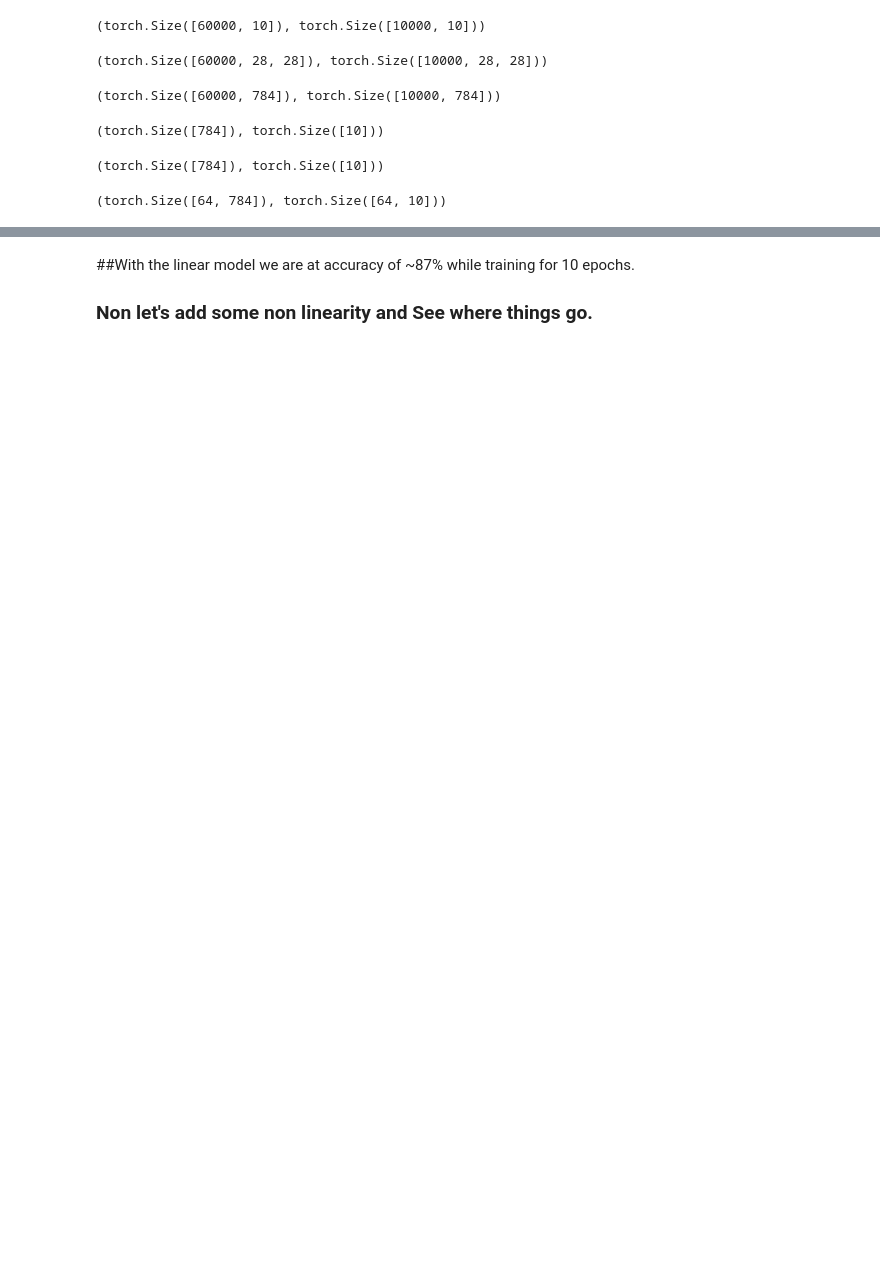
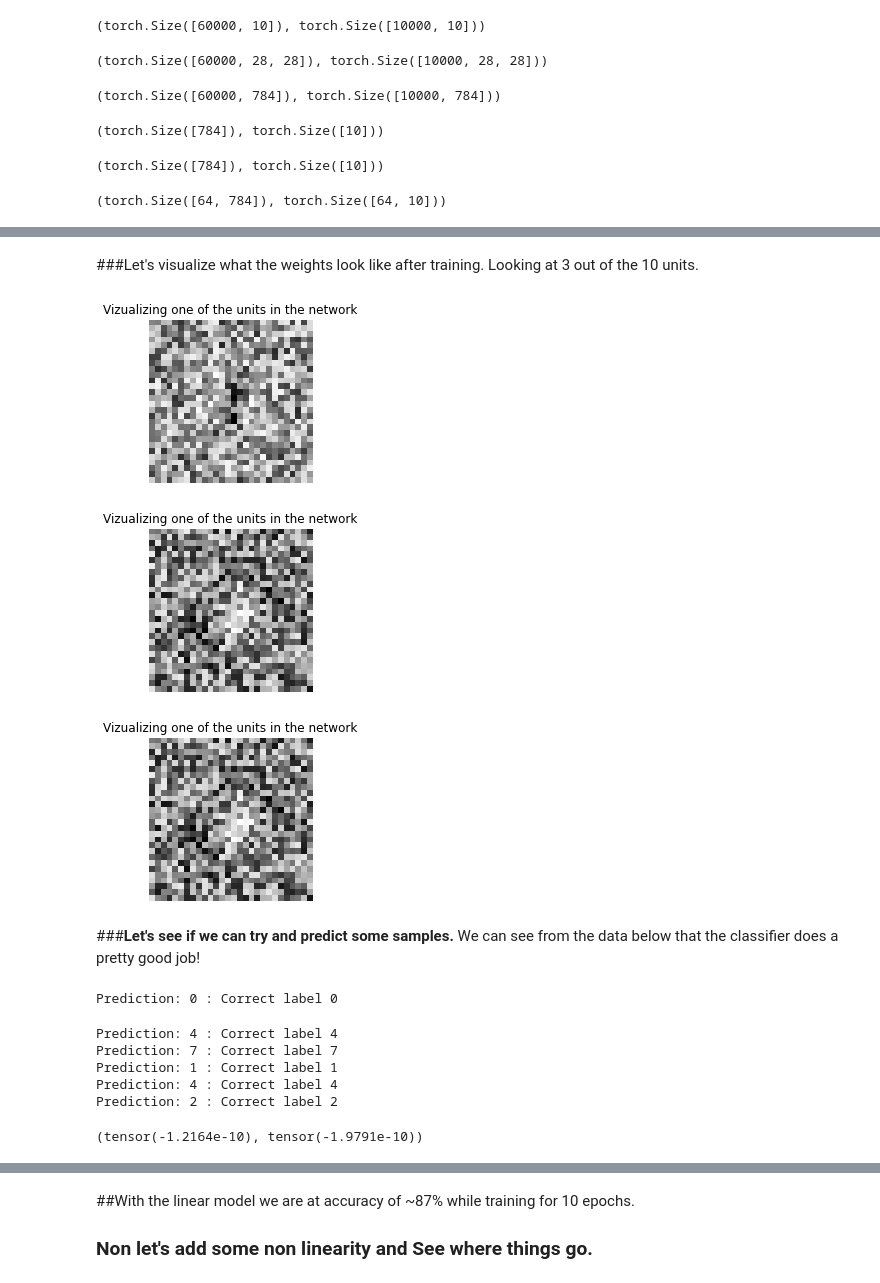
Before and after one commit to ishandahal/Fun_Projects, a Jupyter notebook: Mnist_full_digit_classification.ipynb, the cells around one changed output, grey strips where cells are left out. Drawn from its saved outputs; the diff is of its cells as text; code cells hidden in the pictures; blank space fills up the shorter version.

```diff
--- a/Mnist_full_digit_classification.ipynb
+++ b/Mnist_full_digit_classification.ipynb
@@ -283,0 +290,36 @@ for _ in range(40):
+# %% [markdown]
+###Let's visualize what the weights look like after training.
+Looking at 3 out of the 10 units.
+# %%
+img_weight0 = weights[:,0].view(28,-1)
+img_weight1 = weights[:,1].view(28,-1)
+img_weight2 = weights[:,2].view(28,-1)
+
+show_image(img_weight1, figsize=(3,3), title='Vizualizing one of the units in the network');
+show_image(img_weight0, figsize=(3,3), title='Vizualizing one of the units in the network');
+show_image(img_weight0, figsize=(3,3), title='Vizualizing one of the units in the network');
+# %% [output]
+[figure, added]
+[figure, added]
+[figure, added]
+# %% [markdown]
+###**Let's see if we can try and predict some samples.**
+We can see from the data below that the classifier does a pretty good job!
+# %%
+###
+image, label = dset_test[0]
+prediction = predict_(image, label)
+# %% [output]
+Prediction: 0 : Correct label 0
+# %%
+###Now let's randomly grab a number and use that as in index to grab digit.
+idx = torch.randint(0,10000, (5,1)) ## We have 10000 images in the test set.
+for idx in idx:
+    image, label = dset_test[idx]
+    prediction = predict_(image, label)
+# %% [output]
+Prediction: 4 : Correct label 4
+Prediction: 7 : Correct label 7
+Prediction: 1 : Correct label 1
+Prediction: 4 : Correct label 4
+Prediction: 2 : Correct label 2
@@ -284,3 +332,9 @@ for _ in range(40):
+# %%
+batch = train_x[:10]
+calc_grad(batch, train_y[:10], linear1)
+weights.grad.mean(), bias.grad.mean()
+# %% [output]
+(tensor(-1.2164e-10), tensor(-1.9791e-10))
 # %%
 ## Creating an optimizer
 class Optim():
```
Also changed, not shown: parts of 17 cells of this notebook.
